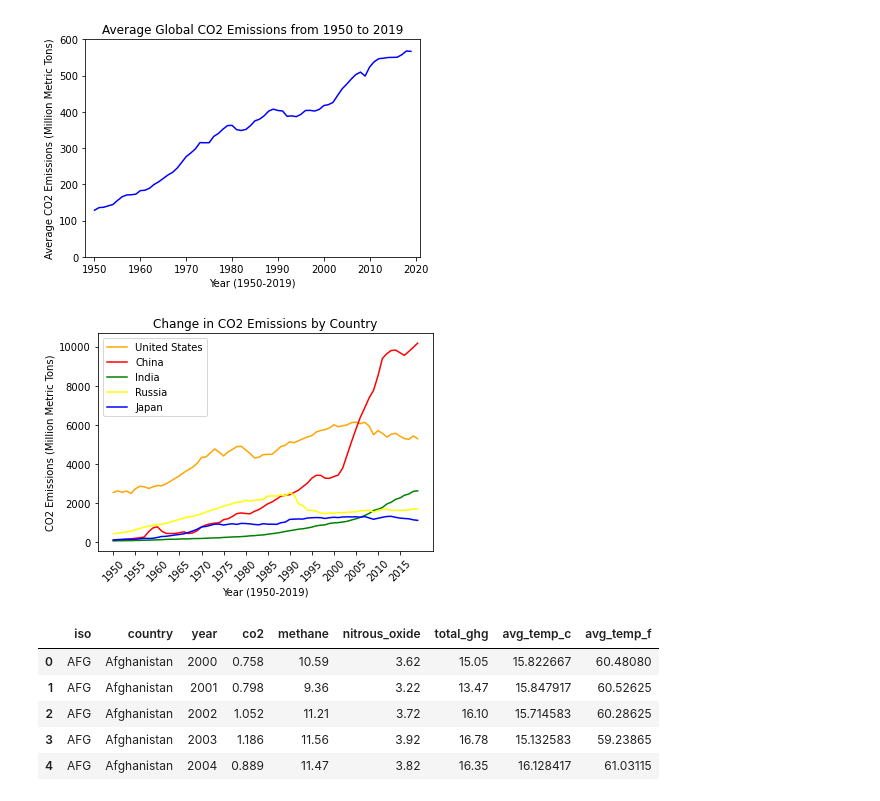
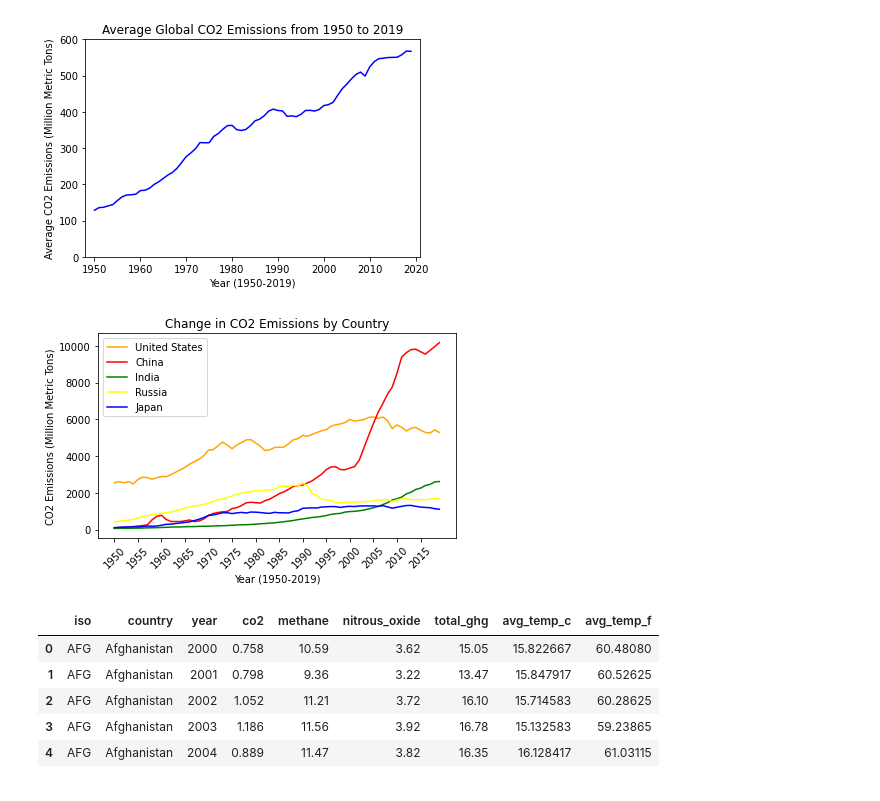
Before and after one commit to moriahtaylor1/climate-change-analysis, a Jupyter notebook: Emissions_Q2.ipynb, the cells around one changed output. Drawn from its saved outputs; the diff is of its cells as text; code cells hidden in the pictures.

```diff
--- a/Emissions_Q2.ipynb
+++ b/Emissions_Q2.ipynb
@@ -47,23 +47,24 @@ japan_df = cleaned_filtered_df[cleaned_filtered_df['country'] == "Japan"]
 # %%
 # Generate line graph for each countries CO2 emissions
 us_plot, = plt.plot(us_df["year"], us_df["co2"], color="orange", label="United States" )
 china_plot, = plt.plot(china_df["year"], china_df["co2"], color="red", label="China" )
 india_plot, = plt.plot(india_df["year"], india_df["co2"], color="green", label="India" )
 russia_plot, = plt.plot(russia_df["year"], russia_df["co2"], color="yellow", label="Russia" )
 japan_plot, = plt.plot(japan_df["year"], japan_df["co2"], color="blue", label="Japan" )
 
 # Format chart
 plt.xticks(np.arange(1950,2019,step=5))
 plt.xticks(rotation=45)
 plt.title("Change in CO2 Emissions by Country")
 plt.xlabel("Year (1950-2019)")
 plt.ylabel("CO2 Emissions (Million Metric Tons)")
 plt.legend(handles=[us_plot, china_plot, india_plot, russia_plot, japan_plot ], loc="best")
 
+plt.tight_layout()
 plt.savefig("Images/CountryChangeCO2.png")
 plt.show()
 # %% [output]
-[figure, old version]
+[figure, new version]
 # %%
 ## Line graph for average emission for CO2, methane, and nitrous oxide per year
 
```
Also changed, not shown: parts of 1 cell of this notebook.
